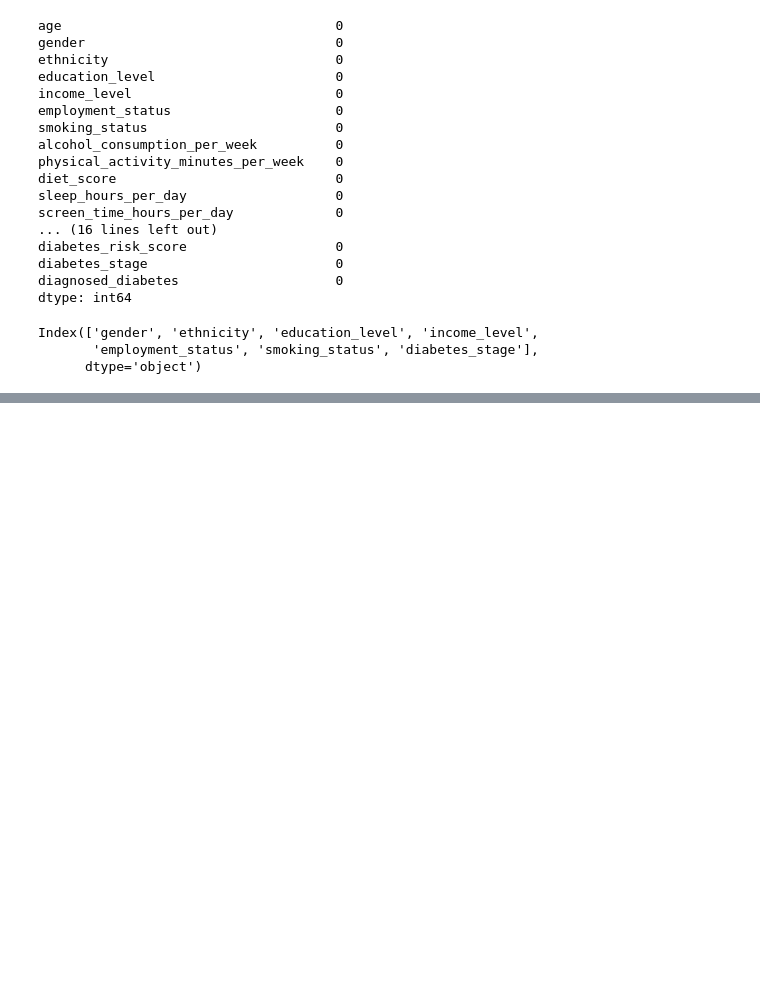
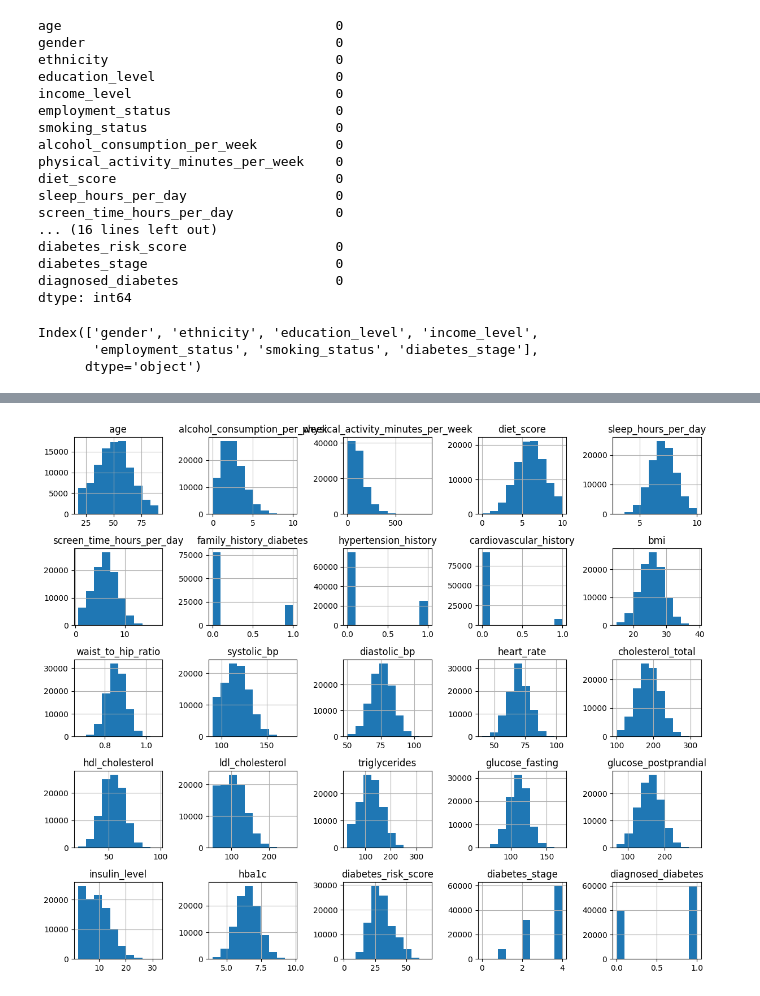
Before and after one commit to MMujtabaX/Diabetes-Health-Indicators-ML, a Jupyter notebook: notebooks/main_analysis.ipynb, the cells around one changed output, grey strips where cells are left out. Cells and saved outputs as stored; diff of their text form; code cells hidden in the pictures; blank space fills up the shorter version.

```diff
--- a/notebooks/main_analysis.ipynb
+++ b/notebooks/main_analysis.ipynb
@@ -184,0 +203,6 @@ y_reg = df['diabetes_risk_score']
+# %%
+df.hist(figsize=(12,10))
+plt.tight_layout()
+plt.show()
+# %% [output]
+[figure, added]
```
Also changed, not shown: parts of 25 cells of this notebook.
